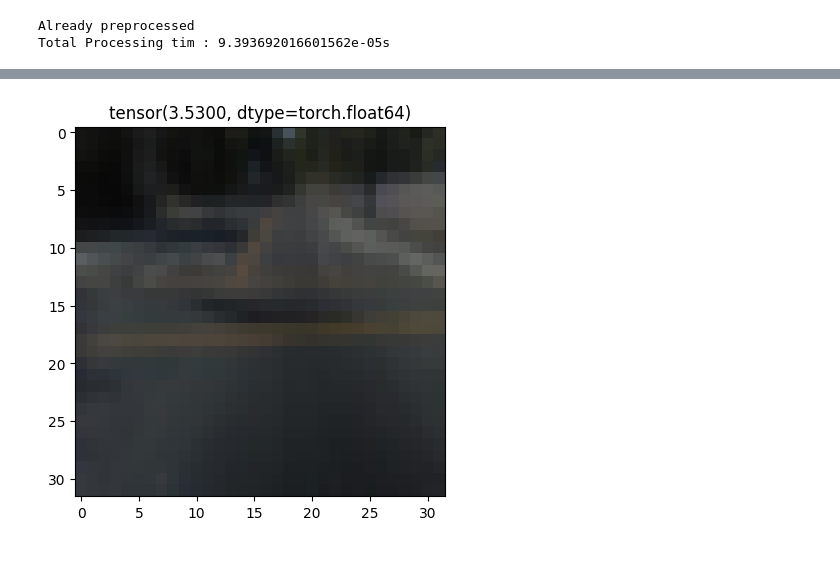
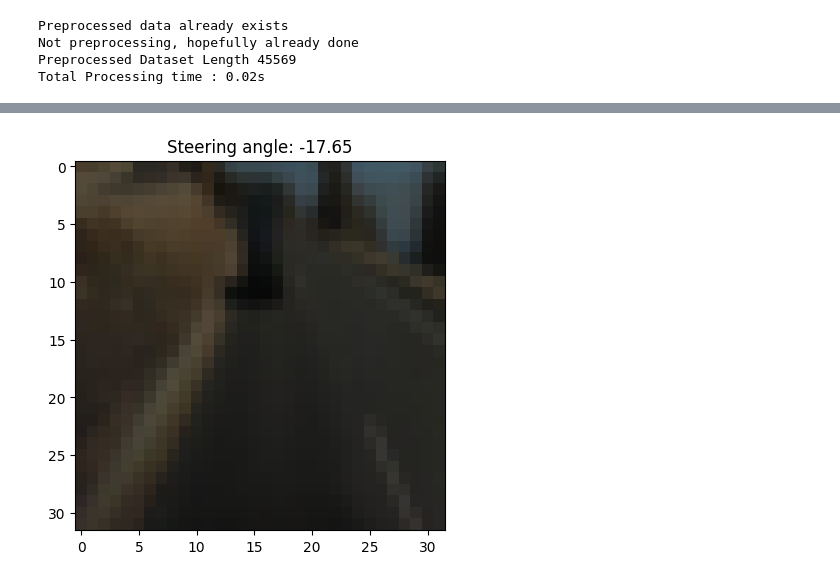
Before and after one commit to AvishkarArjan/end-to-end-steering-prediction, a Jupyter notebook: end_to_end_steering_pred.ipynb, the cells around one changed output, grey strips where cells are left out. Cells and saved outputs as stored; diff of their text form; code cells hidden in the pictures.

```diff
--- a/end_to_end_steering_pred.ipynb
+++ b/end_to_end_steering_pred.ipynb
@@ -13,7 +13,7 @@ ImageFile.LOAD_TRUNCATED_IMAGES = True
 
 def crop(img):
     width, height = img.size
-    img = img.crop((0, 120, width, height))
+    img = img.crop((0, 130, width, height)) # try 120-150
     return img
 
 
@@ -26,12 +26,12 @@ def darken(img):
     img = enhancer.enhance(0.5) # value proportional to brightness
     return img
 
-def preprocess(data_path, save_dir):
+def preprocess(data_path, save_dir, pre_process=False):
     start = time.time()
-    if not save_dir.exists():
+    if pre_process:
+        shutil.rmtree(save_dir, ignore_errors=True)
         save_dir.mkdir(parents=True, exist_ok=True)
         print("Save Dir created")
-
 
         for file in data_path.iterdir():
             if str(file.suffix) == ".jpg":
@@ -45,14 +45,13 @@ def preprocess(data_path, save_dir):
 
             if str(file.stem)=="data":
                 shutil.copy(str(file),str(save_dir/file.name) )
-
     else:
-        print("Already preprocessed")
+        print("Not preprocessing, hopefully already done")
 
     print("Preprocessed Dataset Length",len(os.listdir(save_dir)))
     end = time.time()
 
-    print(f"Total Processing tim : {end-start}s")
+    print(f"Total Processing time : {(end-start):.2f}s")
 
 
 def vis_image(img):
@@ -65,41 +64,57 @@ try:
     from google.colab import drive
     drive.mount("/content/drive")
 
+    root_dir = Path("/content/drive/MyDrive/research")
+    data_dir = Path("/content/data")
+    data_path = data_dir/"driving_dataset"
+    save_dir = root_dir/"driving_dataset_preprocessed"
+
+    DATA_DIR = save_dir
+
+    EXP_DIR = root_dir/"experiments"
 
 
-    root_dir = Path("/content/drive/MyDrive/research")
-    data_dir = Path("/content/data")
-    data_path = root_dir/"driving_dataset"
-    save_dir = root_dir/"driving_dataset_preprocessed"
-
     !apt install unzip
-    if not data_dir.exists():
+    if not DATA_DIR.exists():
         !mkdir /content/data
         !unzip /content/drive/MyDrive/research/driving_dataset.zip -d /content/data
+        preprocess(data_path=data_path, save_dir=DATA_DIR)
+    else:
+        print("Preprocessed data already exists")
+    LABELS_PATH = DATA_DIR/"data.txt"
 except:
     root_dir=Path("/home/avishkar/Desktop/research")
     data_path=root_dir/"driving_dataset"
     save_dir=root_dir/"driving_dataset_preprocessed"
 
+    DATA_DIR = save_dir
+    if not DATA_DIR.exists():
+        print("Dataset doesnt exist or not preprocessed")
+        preprocess(data_path=data_path, save_dir=DATA_DIR, pre_process=True)
+    else:
+        print("Preprocessed data already exists")
+
+    LABELS_PATH = DATA_DIR/"data.txt"
+    EXP_DIR = root_dir/"e2e_experiments"
+
 preprocess(data_path=data_path, save_dir=save_dir)
 # %% [output]
-Already preprocessed
-Total Processing tim : 9.393692016601562e-05s
+Preprocessed data already exists
+Not preprocessing, hopefully already done
+Preprocessed Dataset Length 45569
+Total Processing time : 0.02s
 # %%
 """DATASET"""
 
 try:
     from google.colab import drive
     drive.mount("/content/drive")
-    DATA_DIR = save_dir
-    LABELS_PATH = DATA_DIR/"data.txt"
+
 except:
-    DATA_DIR = save_dir
-    if not DATA_DIR.exists():
-        print("Dataset doesnt exist or not preprocessed")
-    else:
-        LABELS_PATH = DATA_DIR/"data.txt"
+    print("not in colab")
+
 !pip install imageio
+
 from torch.utils.data import Dataset, DataLoader, random_split
 from pathlib import Path
 import imageio as iio
@@ -147,7 +162,7 @@ for i, (imgs, labels) in enumerate(train_loader):
     img = imgs[0]
     label = labels[0]
     plt.imshow(np.transpose(img,  (1, 2, 0)))
-    plt.title(label)
+    plt.title(f"Steering angle: {label.item()}")
     # plt.axis('off')
     plt.show()
     break
@@ -159 +175 @@ Requirement already satisfied: pillow>=8.3.2 in /home/avishkar/.local/lib/python
-[figure, old version]
+[figure, new version]
```
Also changed, not shown: parts of 10 cells of this notebook, 1 other file.
